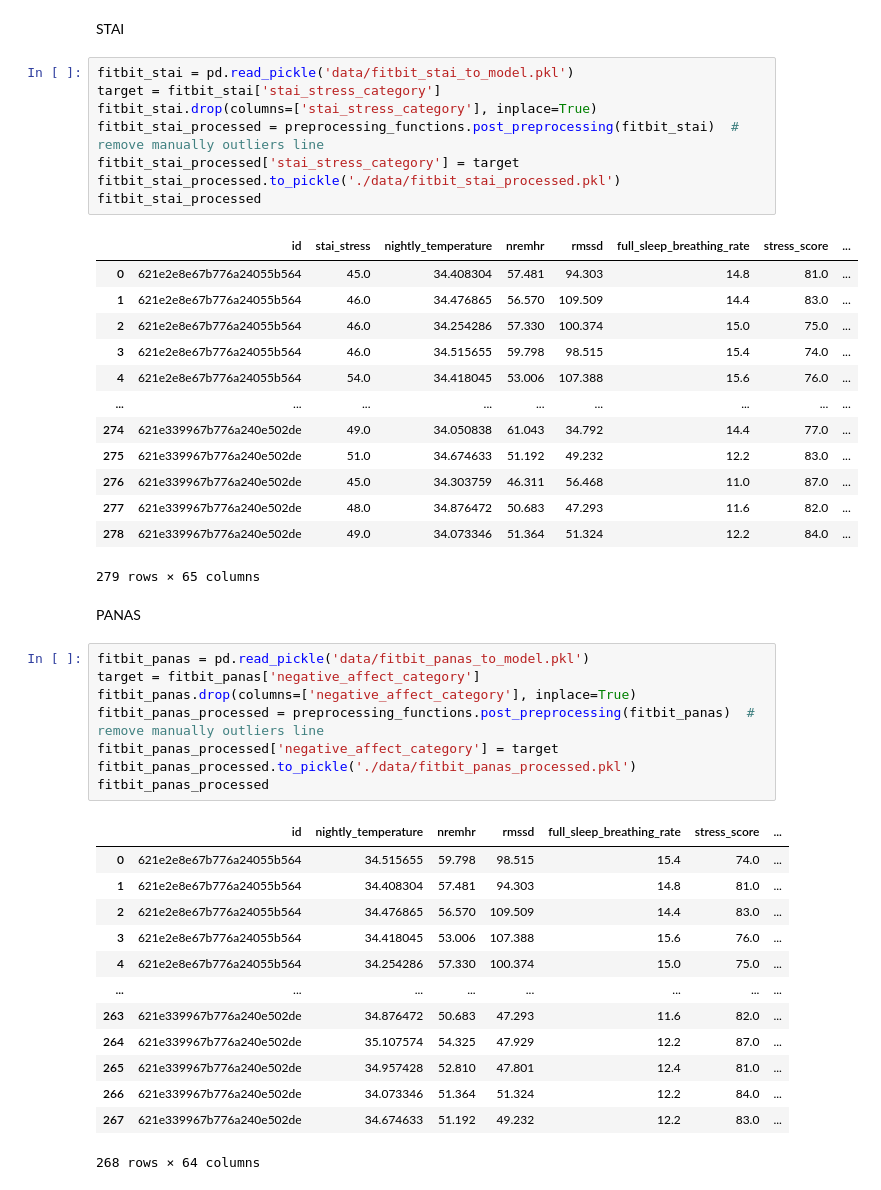
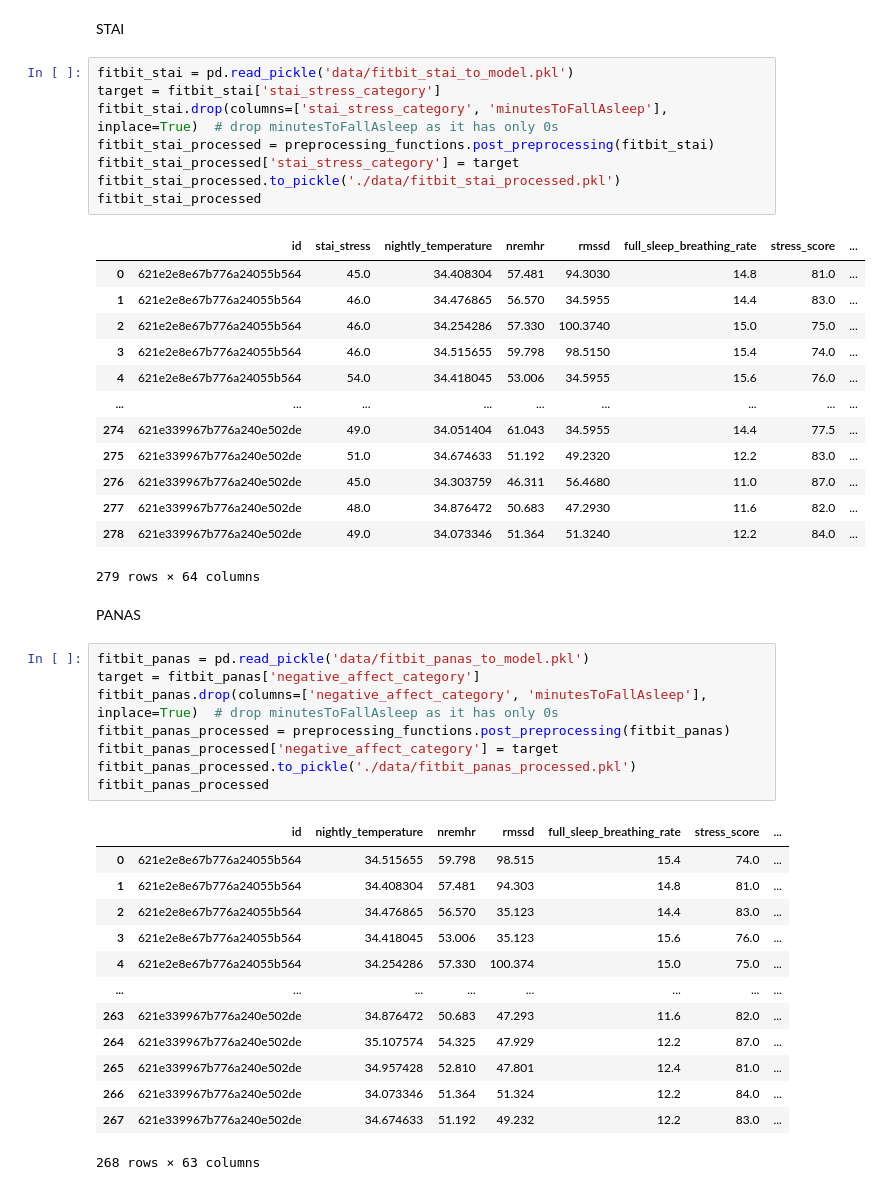
Before and after one commit to kcristinaa/RAIS-miniproject, a Jupyter notebook: surveys_preprocessing.ipynb, the cells around one changed output. Cells and saved outputs as stored; diff of their text form.

Commit message:
fix panas&stai replace outliers functionality

```diff
--- a/surveys_preprocessing.ipynb
+++ b/surveys_preprocessing.ipynb
@@ -36,32 +36,32 @@ STAI
 # %%
 fitbit_stai = pd.read_pickle('data/fitbit_stai_to_model.pkl')
 target = fitbit_stai['stai_stress_category']
-fitbit_stai.drop(columns=['stai_stress_category'], inplace=True)
-fitbit_stai_processed = preprocessing_functions.post_preprocessing(fitbit_stai)  # remove manually outliers line
+fitbit_stai.drop(columns=['stai_stress_category', 'minutesToFallAsleep'], inplace=True)  # drop minutesToFallAsleep as it has only 0s
+fitbit_stai_processed = preprocessing_functions.post_preprocessing(fitbit_stai)
 fitbit_stai_processed['stai_stress_category'] = target
 fitbit_stai_processed.to_pickle('./data/fitbit_stai_processed.pkl')
 fitbit_stai_processed
 # %% [output]
 |  | id | stai_stress | nightly_temperature | nremhr | rmssd | full_sleep_breathing_rate | stress_score | ... |
-| 0 | 621e2e8e67b776a24055b564 | 45.0 | 34.408304 | 57.481 | 94.303 | 14.8 | 81.0 | ... |
-| 1 | 621e2e8e67b776a24055b564 | 46.0 | 34.476865 | 56.570 | 109.509 | 14.4 | 83.0 | ... |
-| 2 | 621e2e8e67b776a24055b564 | 46.0 | 34.254286 | 57.330 | 100.374 | 15.0 | 75.0 | ... |
-| 3 | 621e2e8e67b776a24055b564 | 46.0 | 34.515655 | 59.798 | 98.515 | 15.4 | 74.0 | ... |
-| 4 | 621e2e8e67b776a24055b564 | 54.0 | 34.418045 | 53.006 | 107.388 | 15.6 | 76.0 | ... |
+| 0 | 621e2e8e67b776a24055b564 | 45.0 | 34.408304 | 57.481 | 94.3030 | 14.8 | 81.0 | ... |
+| 1 | 621e2e8e67b776a24055b564 | 46.0 | 34.476865 | 56.570 | 34.5955 | 14.4 | 83.0 | ... |
+| 2 | 621e2e8e67b776a24055b564 | 46.0 | 34.254286 | 57.330 | 100.3740 | 15.0 | 75.0 | ... |
+| 3 | 621e2e8e67b776a24055b564 | 46.0 | 34.515655 | 59.798 | 98.5150 | 15.4 | 74.0 | ... |
+| 4 | 621e2e8e67b776a24055b564 | 54.0 | 34.418045 | 53.006 | 34.5955 | 15.6 | 76.0 | ... |
 | ... | ... | ... | ... | ... | ... | ... | ... | ... |
-| 274 | 621e339967b776a240e502de | 49.0 | 34.050838 | 61.043 | 34.792 | 14.4 | 77.0 | ... |
-| 275 | 621e339967b776a240e502de | 51.0 | 34.674633 | 51.192 | 49.232 | 12.2 | 83.0 | ... |
-| 276 | 621e339967b776a240e502de | 45.0 | 34.303759 | 46.311 | 56.468 | 11.0 | 87.0 | ... |
-| 277 | 621e339967b776a240e502de | 48.0 | 34.876472 | 50.683 | 47.293 | 11.6 | 82.0 | ... |
-| 278 | 621e339967b776a240e502de | 49.0 | 34.073346 | 51.364 | 51.324 | 12.2 | 84.0 | ... |
+| 274 | 621e339967b776a240e502de | 49.0 | 34.051404 | 61.043 | 34.5955 | 14.4 | 77.5 | ... |
+| 275 | 621e339967b776a240e502de | 51.0 | 34.674633 | 51.192 | 49.2320 | 12.2 | 83.0 | ... |
+| 276 | 621e339967b776a240e502de | 45.0 | 34.303759 | 46.311 | 56.4680 | 11.0 | 87.0 | ... |
+| 277 | 621e339967b776a240e502de | 48.0 | 34.876472 | 50.683 | 47.2930 | 11.6 | 82.0 | ... |
+| 278 | 621e339967b776a240e502de | 49.0 | 34.073346 | 51.364 | 51.3240 | 12.2 | 84.0 | ... |
-279 rows × 65 columns
+279 rows × 64 columns
 # %% [markdown]
 PANAS
 # %%
 fitbit_panas = pd.read_pickle('data/fitbit_panas_to_model.pkl')
 target = fitbit_panas['negative_affect_category']
-fitbit_panas.drop(columns=['negative_affect_category'], inplace=True)
-fitbit_panas_processed = preprocessing_functions.post_preprocessing(fitbit_panas)  # remove manually outliers line
+fitbit_panas.drop(columns=['negative_affect_category', 'minutesToFallAsleep'], inplace=True)  # drop minutesToFallAsleep as it has only 0s
+fitbit_panas_processed = preprocessing_functions.post_preprocessing(fitbit_panas)
 fitbit_panas_processed['negative_affect_category'] = target
 fitbit_panas_processed.to_pickle('./data/fitbit_panas_processed.pkl')
 fitbit_panas_processed
@@ -69,8 +69,8 @@ fitbit_panas_processed
 |  | id | nightly_temperature | nremhr | rmssd | full_sleep_breathing_rate | stress_score | ... |
 | 0 | 621e2e8e67b776a24055b564 | 34.515655 | 59.798 | 98.515 | 15.4 | 74.0 | ... |
 | 1 | 621e2e8e67b776a24055b564 | 34.408304 | 57.481 | 94.303 | 14.8 | 81.0 | ... |
-| 2 | 621e2e8e67b776a24055b564 | 34.476865 | 56.570 | 109.509 | 14.4 | 83.0 | ... |
-| 3 | 621e2e8e67b776a24055b564 | 34.418045 | 53.006 | 107.388 | 15.6 | 76.0 | ... |
+| 2 | 621e2e8e67b776a24055b564 | 34.476865 | 56.570 | 35.123 | 14.4 | 83.0 | ... |
+| 3 | 621e2e8e67b776a24055b564 | 34.418045 | 53.006 | 35.123 | 15.6 | 76.0 | ... |
 | 4 | 621e2e8e67b776a24055b564 | 34.254286 | 57.330 | 100.374 | 15.0 | 75.0 | ... |
 | ... | ... | ... | ... | ... | ... | ... | ... |
 | 263 | 621e339967b776a240e502de | 34.876472 | 50.683 | 47.293 | 11.6 | 82.0 | ... |
@@ -78,4 +78,4 @@ fitbit_panas_processed
 | 265 | 621e339967b776a240e502de | 34.957428 | 52.810 | 47.801 | 12.4 | 81.0 | ... |
 | 266 | 621e339967b776a240e502de | 34.073346 | 51.364 | 51.324 | 12.2 | 84.0 | ... |
 | 267 | 621e339967b776a240e502de | 34.674633 | 51.192 | 49.232 | 12.2 | 83.0 | ... |
-268 rows × 64 columns
+268 rows × 63 columns
```
Also changed, not shown: 2 other files.
